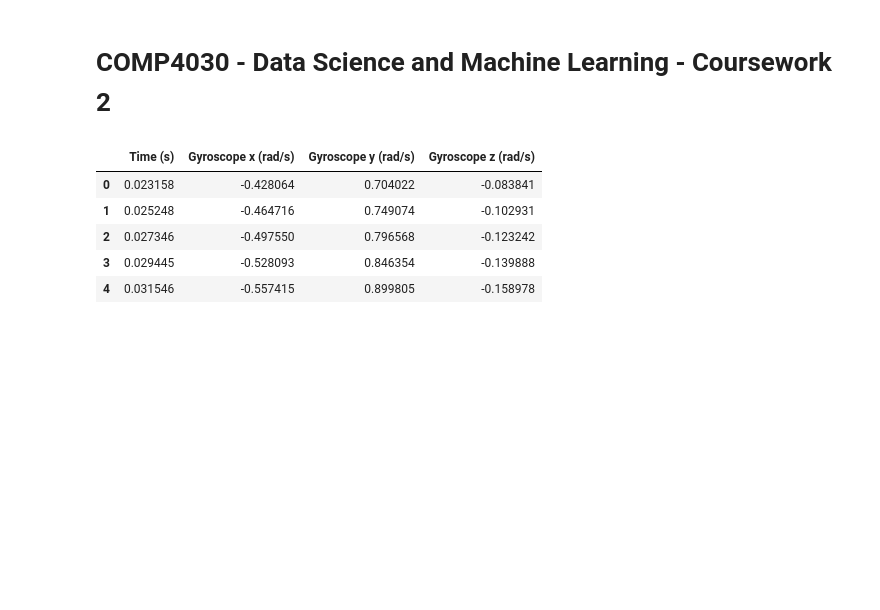
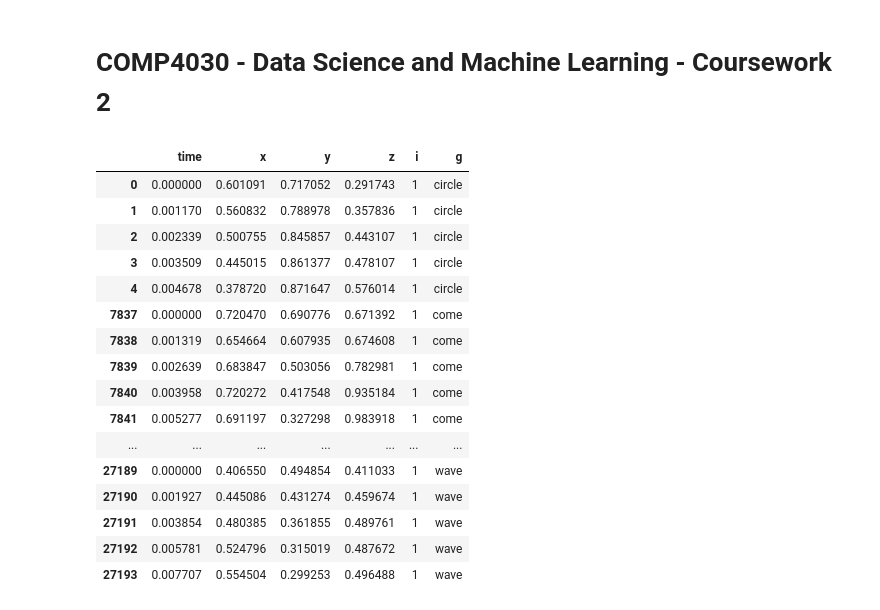
Before and after one commit to aaahunt/DSML, a Jupyter notebook: notebook.ipynb, the cells around one changed output. Drawn from its saved outputs; the diff is of its cells as text; code cells hidden in the pictures; blank space fills up the shorter version.

```diff
--- a/notebook.ipynb
+++ b/notebook.ipynb
@@ -8,12 +8,48 @@ import numpy as np
 import pandas as pd
 from scipy.signal import find_peaks
 # %%
-df = pd.read_csv('data/ash-circle/Gyroscope.csv')
-df.head()
+from sklearn.preprocessing import StandardScaler
+from sklearn.preprocessing import MinMaxScaler
+
+# scaler = StandardScaler()
+scaler = MinMaxScaler()
+
+dfs = []
+for g in ['circle', 'come', 'go', 'wave']:
+      for i in range(1, 11):
+            data = pd.read_csv(f'data/ash-{g}/{i}.csv')
+            data = data.iloc[:, :-1] # we don't need absolute acceleration as it just a sum of the 3 axis
+            data.columns = ['time', 'x', 'y', 'z']
+
+            lower_percentile = data['time'].quantile(0.1)
+            upper_percentile = data['time'].quantile(0.9)
+
+            data = data[(data['time'] >= lower_percentile) & (data['time'] <= upper_percentile)] ## trim the edges of the data
+
+            scaled_features = scaler.fit_transform(data)
+            df = pd.DataFrame(scaled_features, columns=data.columns)
+            df['i'] = i
+            df['g'] = g
+            dfs.append(df)
+
+df = pd.concat(dfs, ignore_index=True)
-# %% [output]
-|  | Time (s) | Gyroscope x (rad/s) | Gyroscope y (rad/s) | Gyroscope z (rad/s) |
-| 0 | 0.023158 | -0.428064 | 0.704022 | -0.083841 |
-| 1 | 0.025248 | -0.464716 | 0.749074 | -0.102931 |
-| 2 | 0.027346 | -0.497550 | 0.796568 | -0.123242 |
-| 3 | 0.029445 | -0.528093 | 0.846354 | -0.139888 |
-| 4 | 0.031546 | -0.557415 | 0.899805 | -0.158978 |
+# %%
+df.groupby(['g']).head()
+# %% [output]
+|  | time | x | y | z | i | g |
+| 0 | 0.000000 | 0.601091 | 0.717052 | 0.291743 | 1 | circle |
+| 1 | 0.001170 | 0.560832 | 0.788978 | 0.357836 | 1 | circle |
+| 2 | 0.002339 | 0.500755 | 0.845857 | 0.443107 | 1 | circle |
+| 3 | 0.003509 | 0.445015 | 0.861377 | 0.478107 | 1 | circle |
+| 4 | 0.004678 | 0.378720 | 0.871647 | 0.576014 | 1 | circle |
+| 7837 | 0.000000 | 0.720470 | 0.690776 | 0.671392 | 1 | come |
+| 7838 | 0.001319 | 0.654664 | 0.607935 | 0.674608 | 1 | come |
+| 7839 | 0.002639 | 0.683847 | 0.503056 | 0.782981 | 1 | come |
+| 7840 | 0.003958 | 0.720272 | 0.417548 | 0.935184 | 1 | come |
+| 7841 | 0.005277 | 0.691197 | 0.327298 | 0.983918 | 1 | come |
+| ... | ... | ... | ... | ... | ... | ... |
+| 27189 | 0.000000 | 0.406550 | 0.494854 | 0.411033 | 1 | wave |
+| 27190 | 0.001927 | 0.445086 | 0.431274 | 0.459674 | 1 | wave |
+| 27191 | 0.003854 | 0.480385 | 0.361855 | 0.489761 | 1 | wave |
+| 27192 | 0.005781 | 0.524796 | 0.315019 | 0.487672 | 1 | wave |
+| 27193 | 0.007707 | 0.554504 | 0.299253 | 0.496488 | 1 | wave |
```
Also changed, not shown: parts of 14 cells of this notebook, 3 other files.
